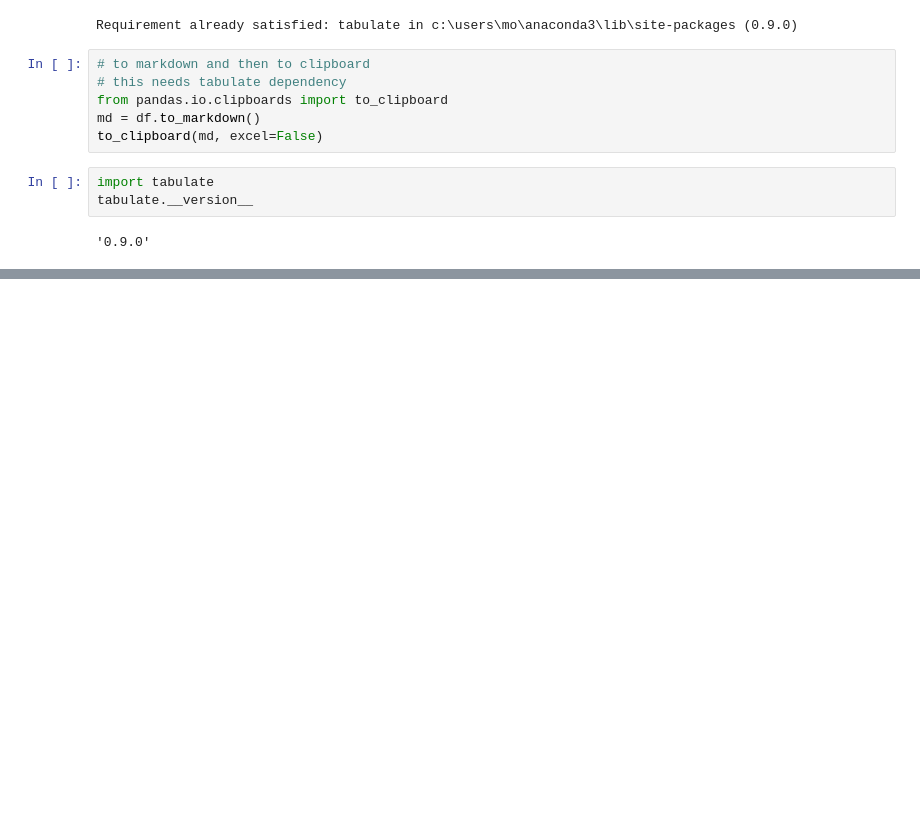
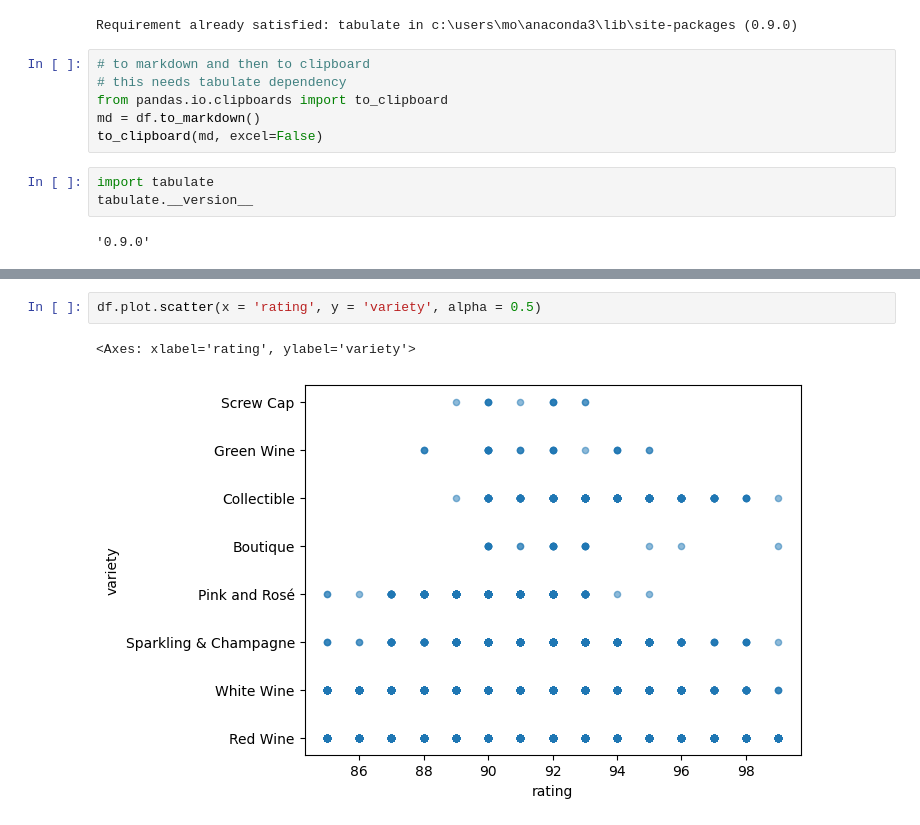
Before and after one commit to Fatemeh-Esmaeili/MLOps, a Jupyter notebook: EDA.ipynb, the cells around one changed output, grey strips where cells are left out. Saved outputs shown, nothing was run; the diff lists cells and outputs as text; blank space fills up the shorter version.

```diff
--- a/EDA.ipynb
+++ b/EDA.ipynb
@@ -228,0 +446,5 @@ tabulate.__version__
+# %%
+df.plot.scatter(x = 'rating', y = 'variety', alpha = 0.5)
+# %% [output]
+<Axes: xlabel='rating', ylabel='variety'>
+[figure, added]
```
Also changed, not shown: parts of 23 cells of this notebook.
